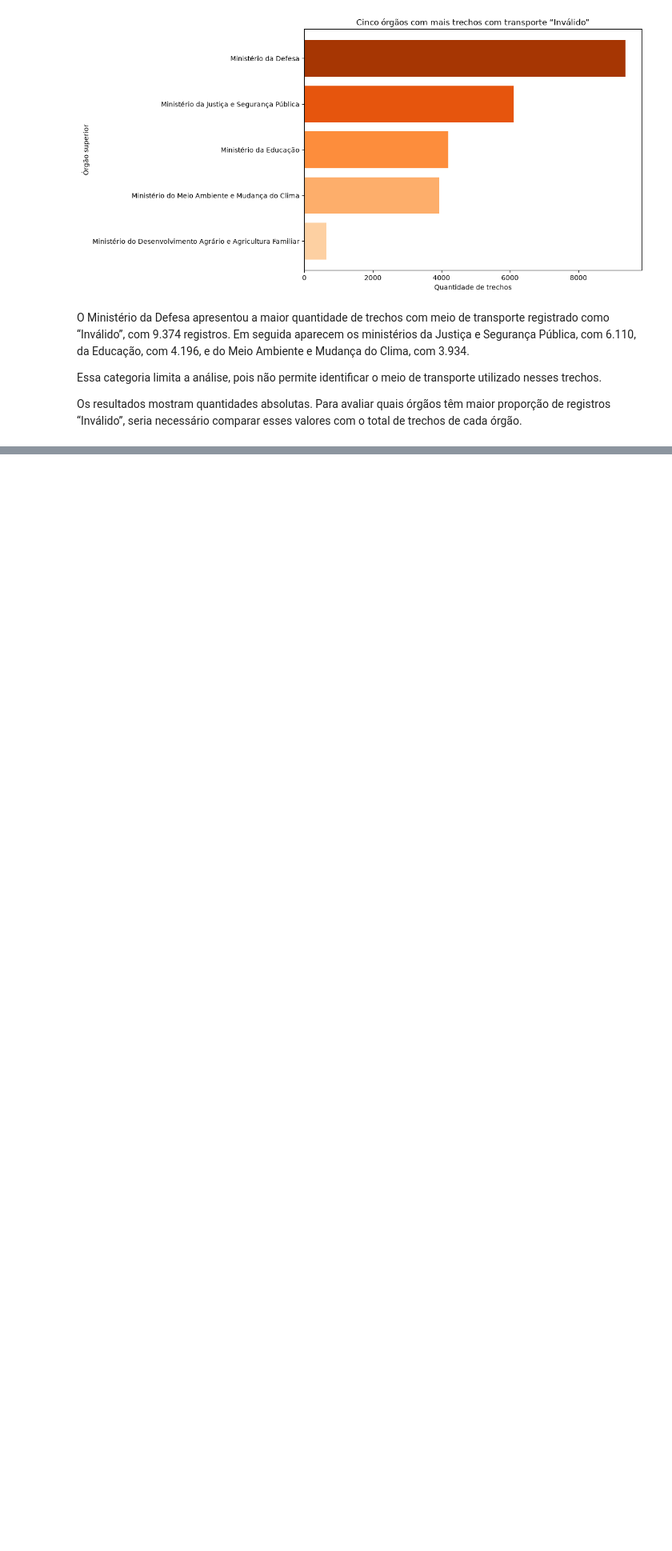
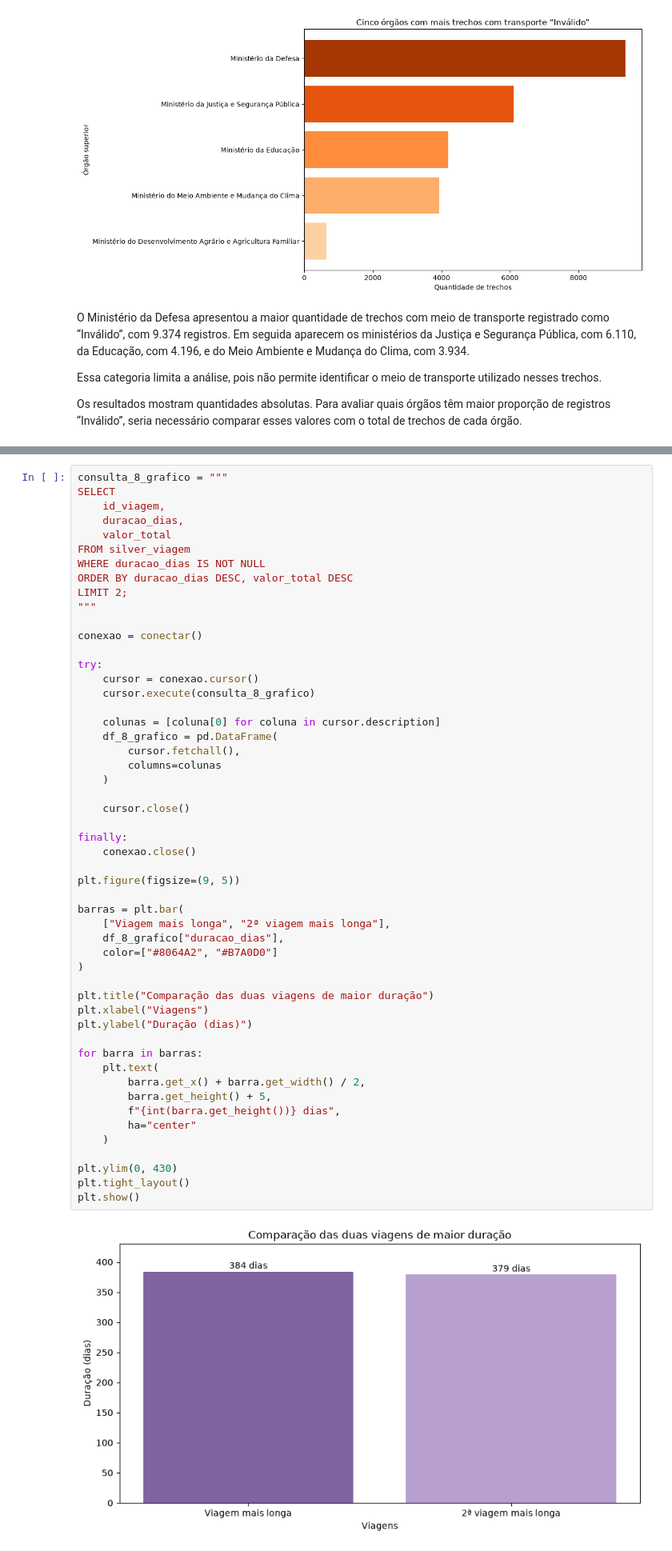
Before and after one commit to camilagstos/projeto-transparencia, a Jupyter notebook: 3_analise.ipynb, the cells around one changed output, grey strips where cells are left out. Shown at 80% size. Saved outputs shown, nothing was run; the diff lists cells and outputs as text; blank space fills up the shorter version.

```diff
--- a/3_analise.ipynb
+++ b/3_analise.ipynb
@@ -652,0 +784,54 @@ Os resultados mostram quantidades absolutas. Para avaliar quais órgãos têm ma
+# %%
+consulta_8_grafico = """
+SELECT
+    id_viagem,
+    duracao_dias,
+    valor_total
+FROM silver_viagem
+WHERE duracao_dias IS NOT NULL
+ORDER BY duracao_dias DESC, valor_total DESC
+LIMIT 2;
+"""
+
+conexao = conectar()
+
+try:
+    cursor = conexao.cursor()
+    cursor.execute(consulta_8_grafico)
+
+    colunas = [coluna[0] for coluna in cursor.description]
+    df_8_grafico = pd.DataFrame(
+        cursor.fetchall(),
+        columns=colunas
+    )
+
+    cursor.close()
+
+finally:
+    conexao.close()
+
+plt.figure(figsize=(9, 5))
+
+barras = plt.bar(
+    ["Viagem mais longa", "2ª viagem mais longa"],
+    df_8_grafico["duracao_dias"],
+    color=["#8064A2", "#B7A0D0"]
+)
+
+plt.title("Comparação das duas viagens de maior duração")
+plt.xlabel("Viagens")
+plt.ylabel("Duração (dias)")
+
+for barra in barras:
+    plt.text(
+        barra.get_x() + barra.get_width() / 2,
+        barra.get_height() + 5,
+        f"{int(barra.get_height())} dias",
+        ha="center"
+    )
+
+plt.ylim(0, 430)
+plt.tight_layout()
+plt.show()
+# %% [output]
+[figure, added]
```
Also changed, not shown: parts of 11 cells of this notebook.
